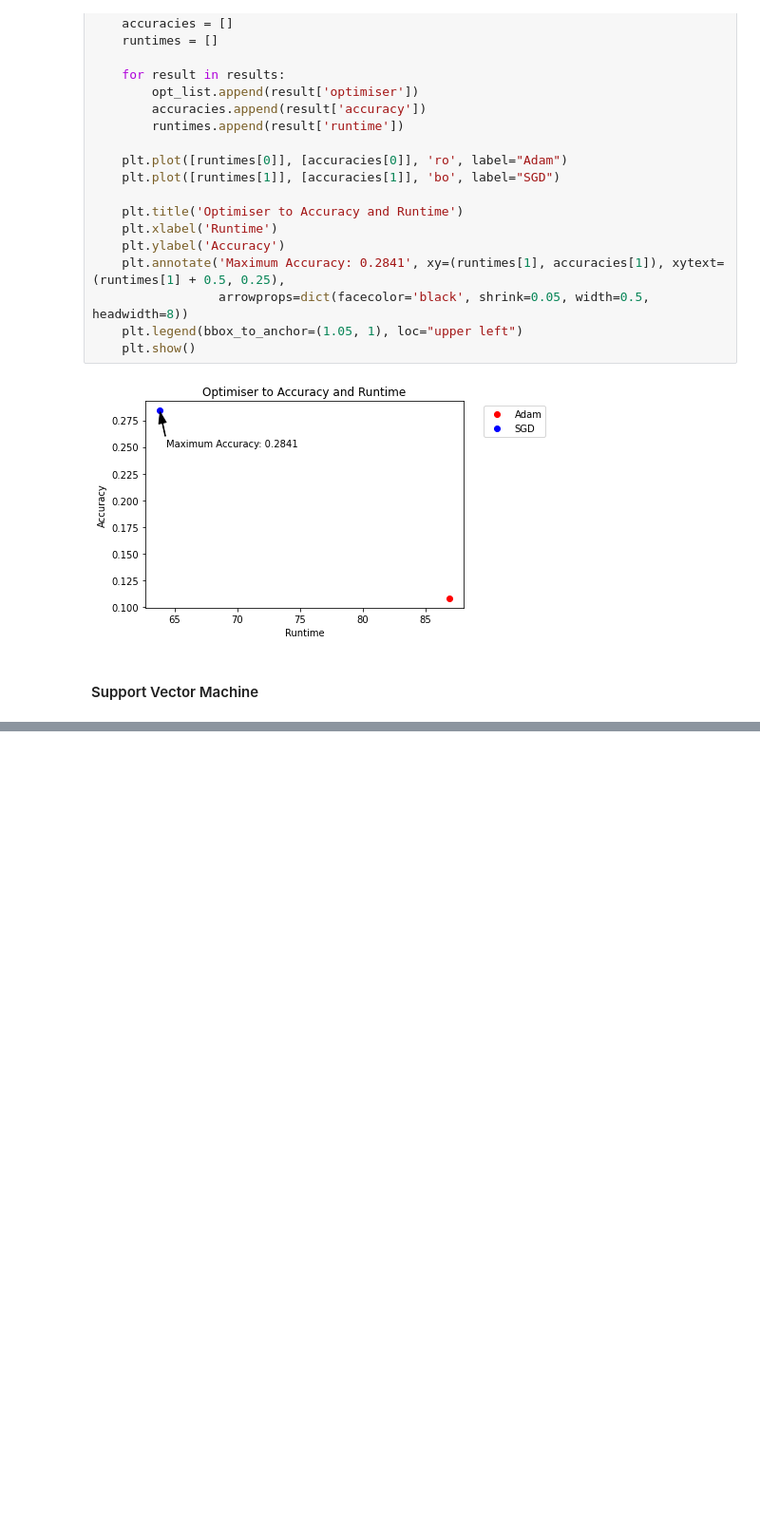
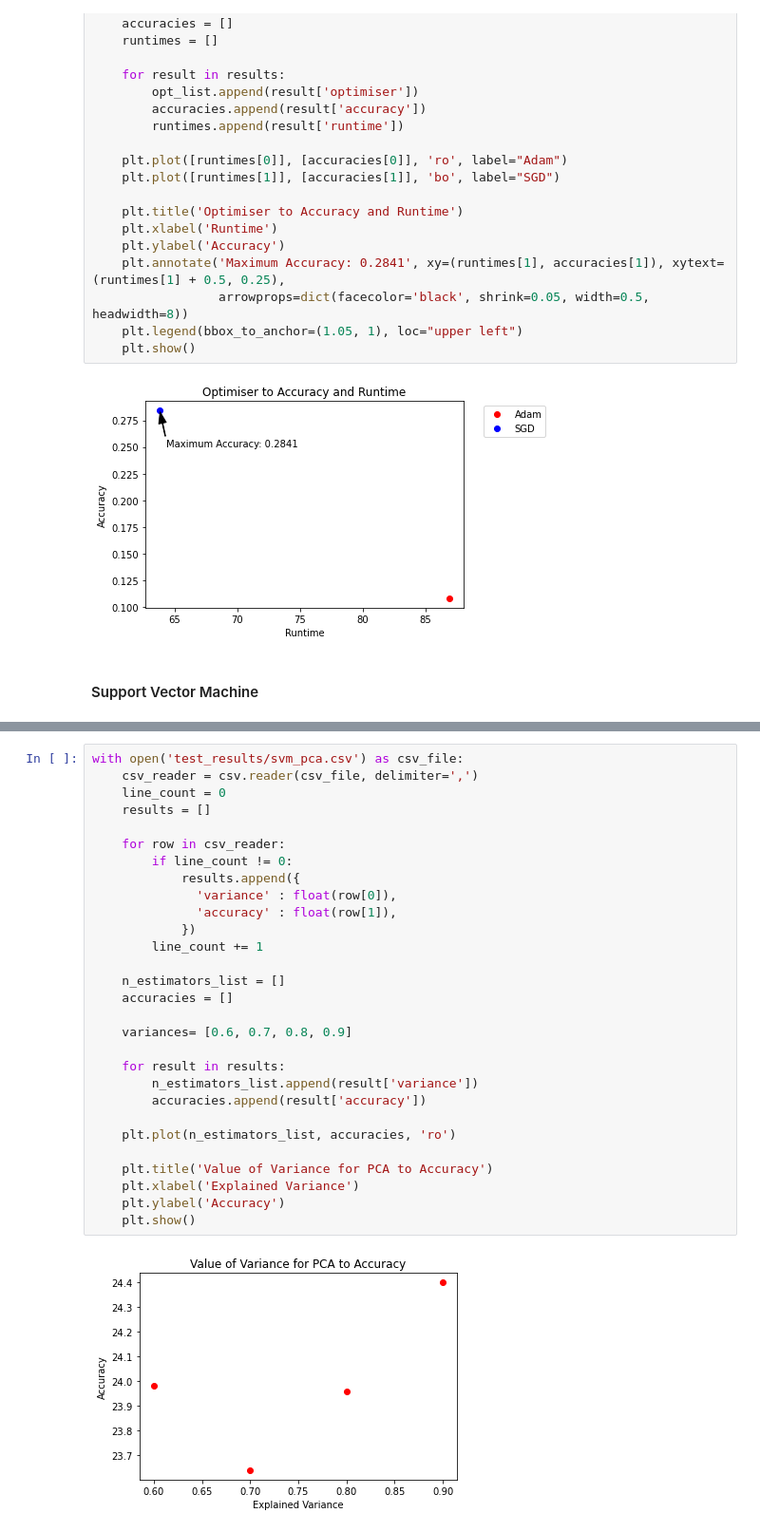
Before and after one commit to hollycraig/machine_learning_assignment_2, a Jupyter notebook: group97_other_algorithms.ipynb, the cells around one changed output, grey strips where cells are left out. Shown at 95% size. Drawn from its saved outputs; the diff is of its cells as text; blank space fills up the shorter version.

```diff
--- a/group97_other_algorithms.ipynb
+++ b/group97_other_algorithms.ipynb
@@ -1599,0 +2009,31 @@ with open('test_results/mlp_optimisers.csv') as csv_file:
+# %%
+with open('test_results/svm_pca.csv') as csv_file:
+    csv_reader = csv.reader(csv_file, delimiter=',')
+    line_count = 0
+    results = []
+
+    for row in csv_reader:
+        if line_count != 0:
+            results.append({
+              'variance' : float(row[0]),
+              'accuracy' : float(row[1]),
+            })
+        line_count += 1
+
+    n_estimators_list = []
+    accuracies = []
+
+    variances= [0.6, 0.7, 0.8, 0.9]
+
+    for result in results:
+        n_estimators_list.append(result['variance'])
+        accuracies.append(result['accuracy'])
+
+    plt.plot(n_estimators_list, accuracies, 'ro')
+
+    plt.title('Value of Variance for PCA to Accuracy')
+    plt.xlabel('Explained Variance')
+    plt.ylabel('Accuracy')
+    plt.show()
+# %% [output]
+[figure, added]
```
Also changed, not shown: parts of 13 cells of this notebook, 7 other files.
